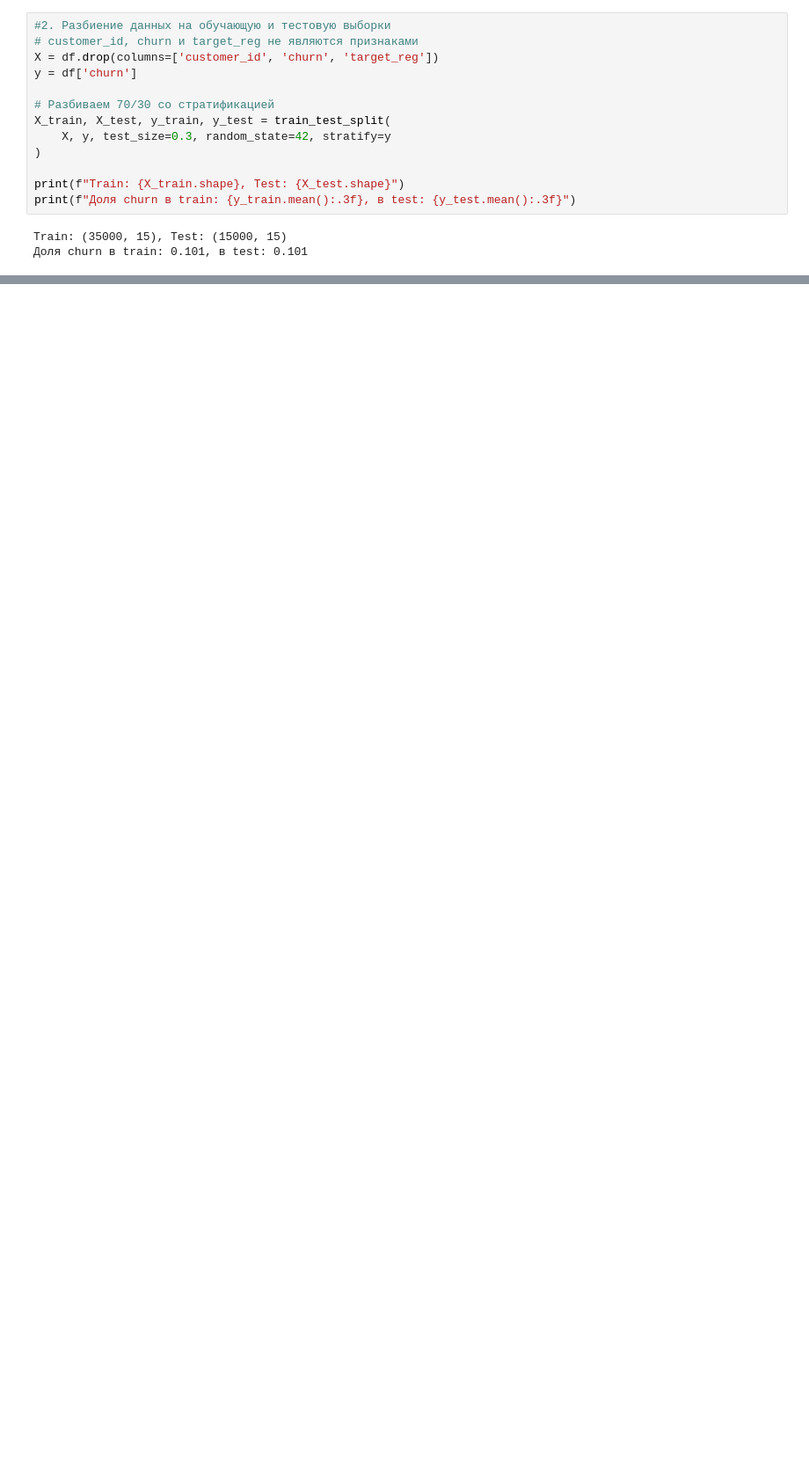
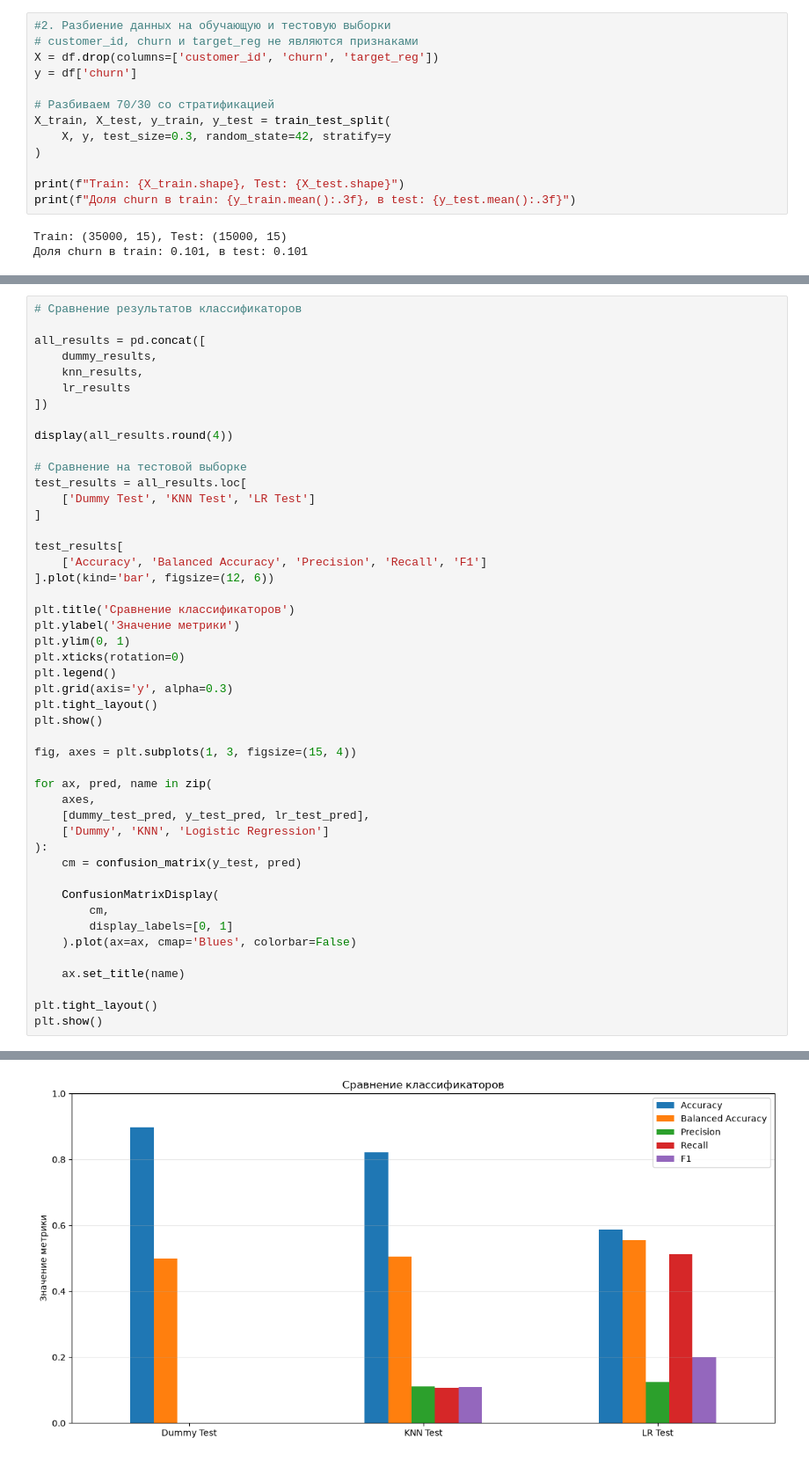
Before and after one commit to SonyaMorozova/ML_2026, a Jupyter notebook: ML_HW_3.ipynb, the cells around one changed output, grey strips where cells are left out. Shown at 88% size. Saved outputs shown, nothing was run; the diff lists cells and outputs as text; blank space fills up the shorter version.

```diff
--- a/ML_HW_3.ipynb
+++ b/ML_HW_3.ipynb
@@ -241,0 +626,48 @@ weighted avg       0.84      0.59      0.67     15000
+# %%
+# Сравнение результатов классификаторов
+
+all_results = pd.concat([
+    dummy_results,
+    knn_results,
+    lr_results
+])
+
+display(all_results.round(4))
+
+# Сравнение на тестовой выборке
+test_results = all_results.loc[
+    ['Dummy Test', 'KNN Test', 'LR Test']
+]
+
+test_results[
+    ['Accuracy', 'Balanced Accuracy', 'Precision', 'Recall', 'F1']
+].plot(kind='bar', figsize=(12, 6))
+
+plt.title('Сравнение классификаторов')
+plt.ylabel('Значение метрики')
+plt.ylim(0, 1)
+plt.xticks(rotation=0)
+plt.legend()
+plt.grid(axis='y', alpha=0.3)
+plt.tight_layout()
+plt.show()
+
+fig, axes = plt.subplots(1, 3, figsize=(15, 4))
+
+for ax, pred, name in zip(
+    axes,
+    [dummy_test_pred, y_test_pred, lr_test_pred],
+    ['Dummy', 'KNN', 'Logistic Regression']
+):
+    cm = confusion_matrix(y_test, pred)
+
+    ConfusionMatrixDisplay(
+        cm,
+        display_labels=[0, 1]
+    ).plot(ax=ax, cmap='Blues', colorbar=False)
+
+    ax.set_title(name)
+
+plt.tight_layout()
+plt.show()
+# %% [output]
@@ -241,0 +681 @@ weighted avg       0.84      0.59      0.67     15000
+[figure, added]
```
Also changed, not shown: parts of 22 cells of this notebook, 1 other file.
